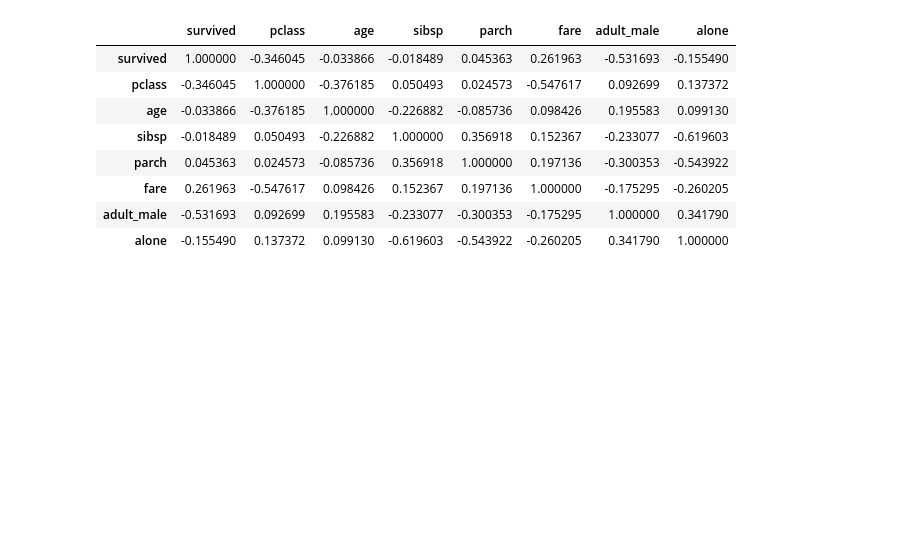
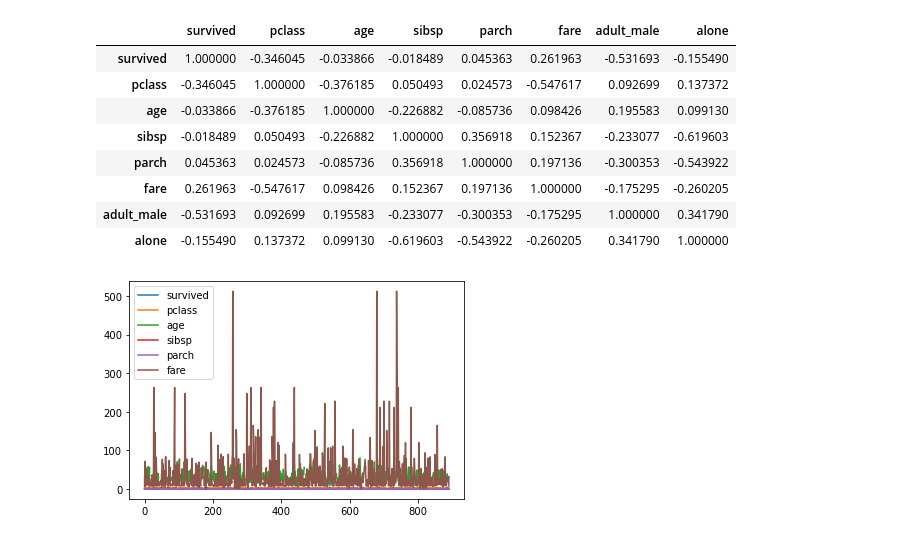
Before and after one commit to misaeladame/big-data, a Jupyter notebook: Jupyter/00_Inicio.ipynb, the cells around one changed output. Drawn from its saved outputs; the diff is of its cells as text; code cells hidden in the pictures; blank space fills up the shorter version.

```diff
--- a/Jupyter/00_Inicio.ipynb
+++ b/Jupyter/00_Inicio.ipynb
@@ -417,0 +419,5 @@ df.corr()
+# %%
+df.plot()
+plt.show()
+# %% [output]
+[figure, added]
```
Also changed, not shown: parts of 3 cells of this notebook.
